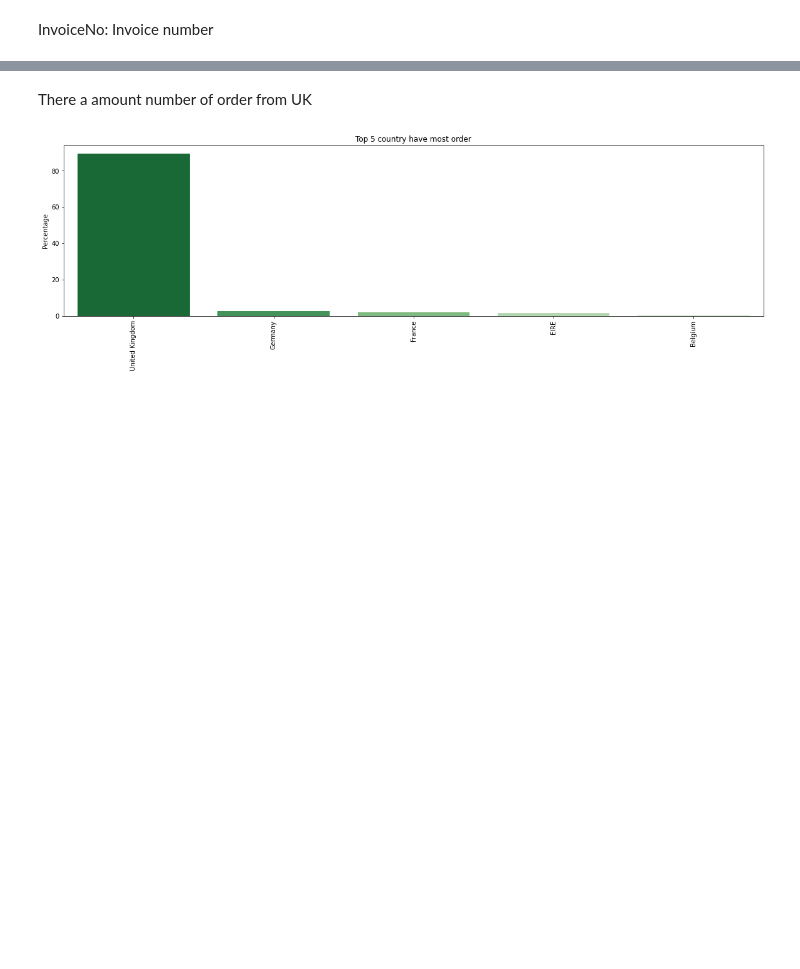
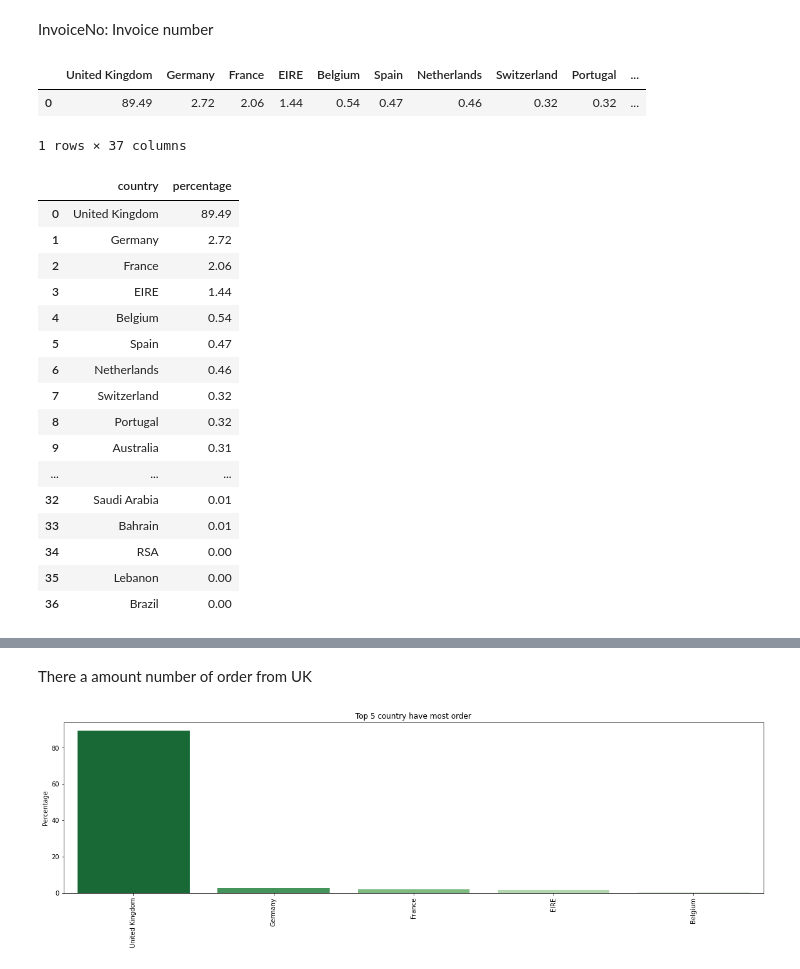
Before and after one commit to vukhanh09/customer_segmentation, a Jupyter notebook: src/EDA/eda_feature.ipynb, the cells around one changed output, grey strips where cells are left out. Cells and saved outputs as stored; diff of their text form; code cells hidden in the pictures; blank space fills up the shorter version.

```diff
--- a/src/EDA/eda_feature.ipynb
+++ b/src/EDA/eda_feature.ipynb
@@ -24,8 +24,32 @@ data_country.reset_index(drop = False,inplace=True)
 countries = data_country['Country'].value_counts()
 # %%
 pre_order = pd.DataFrame(data={key:[round(x,2)] for x,key in zip(countries.values/countries.sum()*100,countries.index)})
+pre_order
+# %% [output]
+|  | United Kingdom | Germany | France | EIRE | Belgium | Spain | Netherlands | Switzerland | Portugal | ... |
+| 0 | 89.49 | 2.72 | 2.06 | 1.44 | 0.54 | 0.47 | 0.46 | 0.32 | 0.32 | ... |
+1 rows × 37 columns
 # %%
 pre_order_2 = pd.DataFrame([[key,round(x,2)] for x,key in zip(countries.values/countries.sum()*100,countries.index)],columns=['country','percentage'])
+pre_order_2
+# %% [output]
+|  | country | percentage |
+| 0 | United Kingdom | 89.49 |
+| 1 | Germany | 2.72 |
+| 2 | France | 2.06 |
+| 3 | EIRE | 1.44 |
+| 4 | Belgium | 0.54 |
+| 5 | Spain | 0.47 |
+| 6 | Netherlands | 0.46 |
+| 7 | Switzerland | 0.32 |
+| 8 | Portugal | 0.32 |
+| 9 | Australia | 0.31 |
+| ... | ... | ... |
+| 32 | Saudi Arabia | 0.01 |
+| 33 | Bahrain | 0.01 |
+| 34 | RSA | 0.00 |
+| 35 | Lebanon | 0.00 |
+| 36 | Brazil | 0.00 |
 # %%
 import plotly.graph_objs as go
 from plotly.offline import init_notebook_mode,iplot
```
Also changed, not shown: parts of 1 cell of this notebook, 1 other file.
